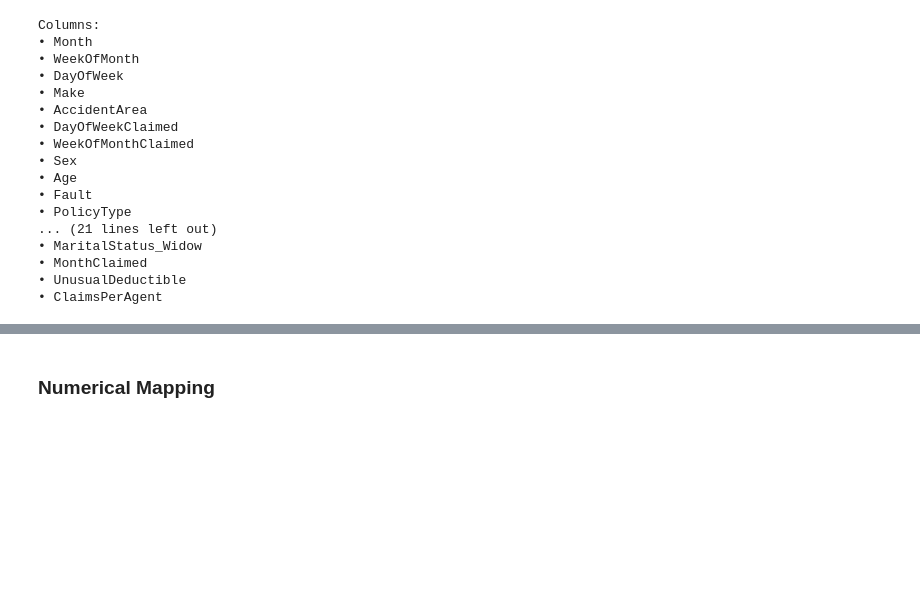
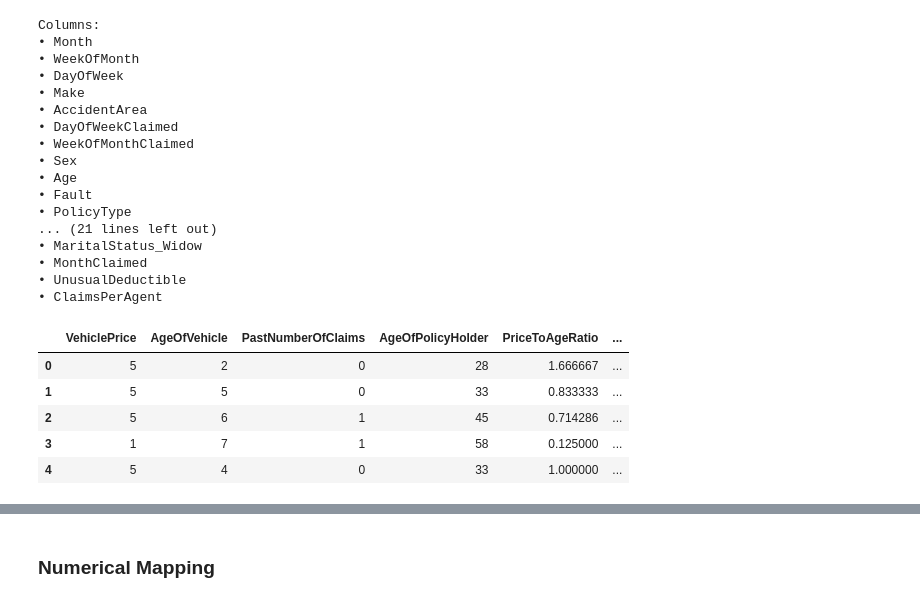
Before and after one commit to haonanah/DSA4263, a Jupyter notebook: EDA.ipynb, the cells around one changed output, grey strips where cells are left out. Saved outputs shown, nothing was run; the diff lists cells and outputs as text; code cells hidden in the pictures; blank space fills up the shorter version.

```diff
--- a/EDA.ipynb
+++ b/EDA.ipynb
@@ -49,3 +49,22 @@ Columns:
 • MonthClaimed
 • UnusualDeductible
 • ClaimsPerAgent
+# %%
+# Feature 1: Price-to-Age Ratio (to flag potentially overinsured vehicles)
+df['PriceToAgeRatio'] = df['VehiclePrice'] / (df['AgeOfVehicle'] + 1)
+
+# Feature 2: High-Risk Vehicle Flag (expensive + frequent claims)
+df['HighRiskVehicleFlag'] = np.where(
+    (df['PriceToAgeRatio'] > 0.5) & (df['PastNumberOfClaims'] > 1),  # Threshold chosen based on EDA below
+    1, 0
+)
+
+df[['VehiclePrice', 'AgeOfVehicle', 'PastNumberOfClaims', 'AgeOfPolicyHolder',
+    'PriceToAgeRatio', 'HighRiskVehicleFlag']].head()
+# %% [output]
+|  | VehiclePrice | AgeOfVehicle | PastNumberOfClaims | AgeOfPolicyHolder | PriceToAgeRatio | ... |
+| 0 | 5 | 2 | 0 | 28 | 1.666667 | ... |
+| 1 | 5 | 5 | 0 | 33 | 0.833333 | ... |
+| 2 | 5 | 6 | 1 | 45 | 0.714286 | ... |
+| 3 | 1 | 7 | 1 | 58 | 0.125000 | ... |
+| 4 | 5 | 4 | 0 | 33 | 1.000000 | ... |
```
Also changed, not shown: parts of 5 cells of this notebook.
